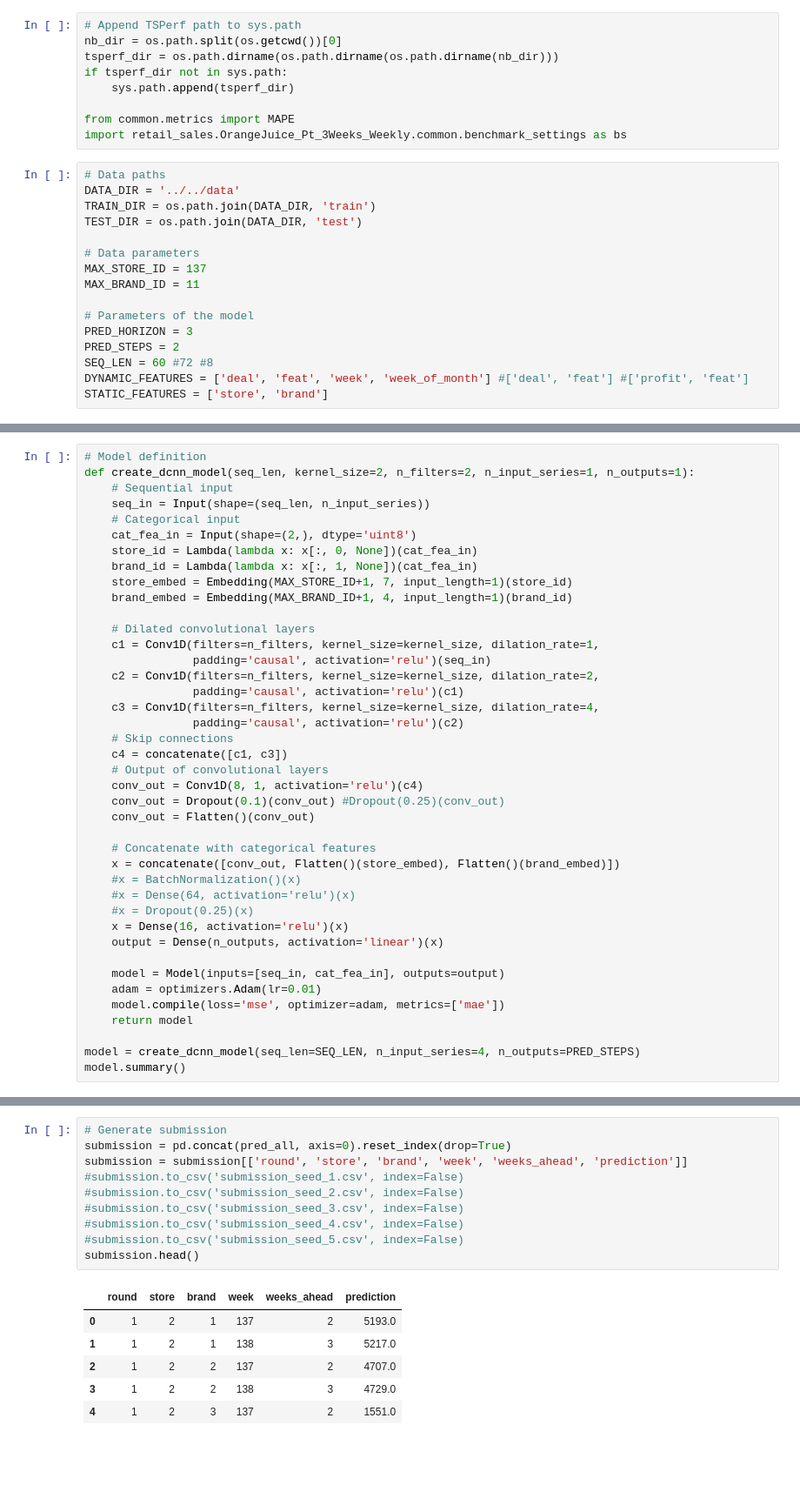
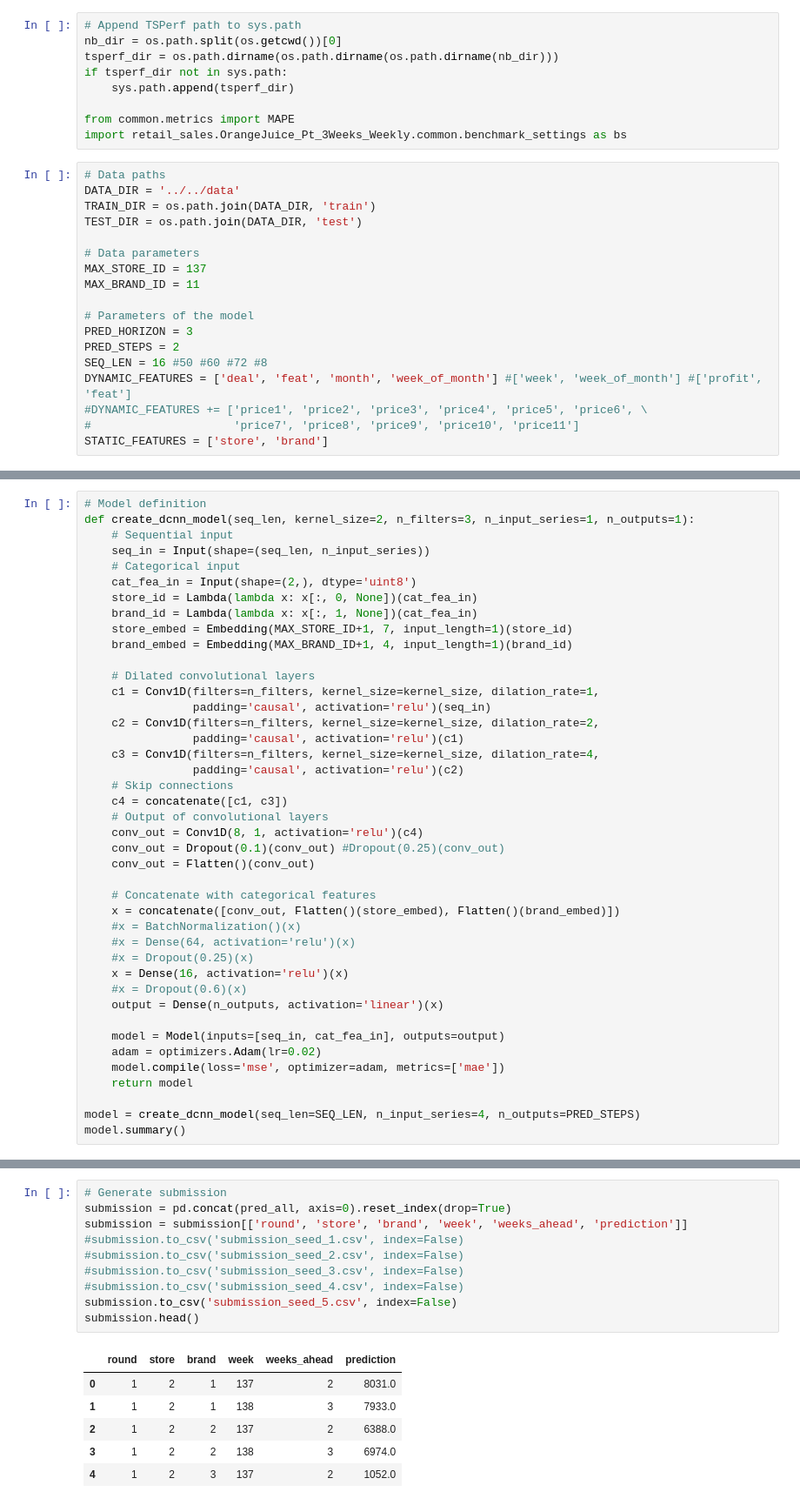
Before and after one commit to sdonohoo/forecasting, a Jupyter notebook: retail_sales/OrangeJuice_Pt_3Weeks_Weekly/submissions/DilatedCNN/train_score_all.ipynb, the cells around one changed output, grey strips where cells are left out. Shown at 87% size. Saved outputs shown, nothing was run; the diff lists cells and outputs as text; blank space fills up the shorter version.

```diff
--- a/retail_sales/OrangeJuice_Pt_3Weeks_Weekly/submissions/DilatedCNN/train_score_all.ipynb
+++ b/retail_sales/OrangeJuice_Pt_3Weeks_Weekly/submissions/DilatedCNN/train_score_all.ipynb
@@ -38,8 +38,10 @@ MAX_BRAND_ID = 11
 # Parameters of the model
 PRED_HORIZON = 3
 PRED_STEPS = 2
-SEQ_LEN = 60 #72 #8
-DYNAMIC_FEATURES = ['deal', 'feat', 'week', 'week_of_month'] #['deal', 'feat'] #['profit', 'feat']
+SEQ_LEN = 16 #50 #60 #72 #8
+DYNAMIC_FEATURES = ['deal', 'feat', 'month', 'week_of_month'] #['week', 'week_of_month'] #['profit', 'feat']
+#DYNAMIC_FEATURES += ['price1', 'price2', 'price3', 'price4', 'price5', 'price6', \
+#                     'price7', 'price8', 'price9', 'price10', 'price11']
 STATIC_FEATURES = ['store', 'brand']
 # %%
 def week_of_month(dt):
@@ -148,6 +168,6 @@ def normalize_dataframe(df, seq_cols, scaler=MinMaxScaler()):
 # %%
 # Model definition
-def create_dcnn_model(seq_len, kernel_size=2, n_filters=2, n_input_series=1, n_outputs=1):
+def create_dcnn_model(seq_len, kernel_size=2, n_filters=3, n_input_series=1, n_outputs=1):
     # Sequential input
     seq_in = Input(shape=(seq_len, n_input_series))
     # Categorical input
@@ -177,10 +197,11 @@ def create_dcnn_model(seq_len, kernel_size=2, n_filters=2, n_input_series=1, n_o
     #x = Dense(64, activation='relu')(x)
     #x = Dropout(0.25)(x)
     x = Dense(16, activation='relu')(x)
+    #x = Dropout(0.6)(x)
     output = Dense(n_outputs, activation='linear')(x)
 
     model = Model(inputs=[seq_in, cat_fea_in], outputs=output)
-    adam = optimizers.Adam(lr=0.01)
+    adam = optimizers.Adam(lr=0.02)
     model.compile(loss='mse', optimizer=adam, metrics=['mae'])
     return model
 
@@ -368,17 +398,17 @@ np.mean(metric_all)
 # %%
 # Generate submission
 submission = pd.concat(pred_all, axis=0).reset_index(drop=True)
 submission = submission[['round', 'store', 'brand', 'week', 'weeks_ahead', 'prediction']]
 #submission.to_csv('submission_seed_1.csv', index=False)
 #submission.to_csv('submission_seed_2.csv', index=False)
 #submission.to_csv('submission_seed_3.csv', index=False)
 #submission.to_csv('submission_seed_4.csv', index=False)
-#submission.to_csv('submission_seed_5.csv', index=False)
+submission.to_csv('submission_seed_5.csv', index=False)
 submission.head()
 # %% [output]
 |  | round | store | brand | week | weeks_ahead | prediction |
-| 0 | 1 | 2 | 1 | 137 | 2 | 5193.0 |
-| 1 | 1 | 2 | 1 | 138 | 3 | 5217.0 |
-| 2 | 1 | 2 | 2 | 137 | 2 | 4707.0 |
-| 3 | 1 | 2 | 2 | 138 | 3 | 4729.0 |
-| 4 | 1 | 2 | 3 | 137 | 2 | 1551.0 |
+| 0 | 1 | 2 | 1 | 137 | 2 | 8031.0 |
+| 1 | 1 | 2 | 1 | 138 | 3 | 7933.0 |
+| 2 | 1 | 2 | 2 | 137 | 2 | 6388.0 |
+| 3 | 1 | 2 | 2 | 138 | 3 | 6974.0 |
+| 4 | 1 | 2 | 3 | 137 | 2 | 1052.0 |
```
Also changed, not shown: parts of 11 cells of this notebook, 5 other files.
